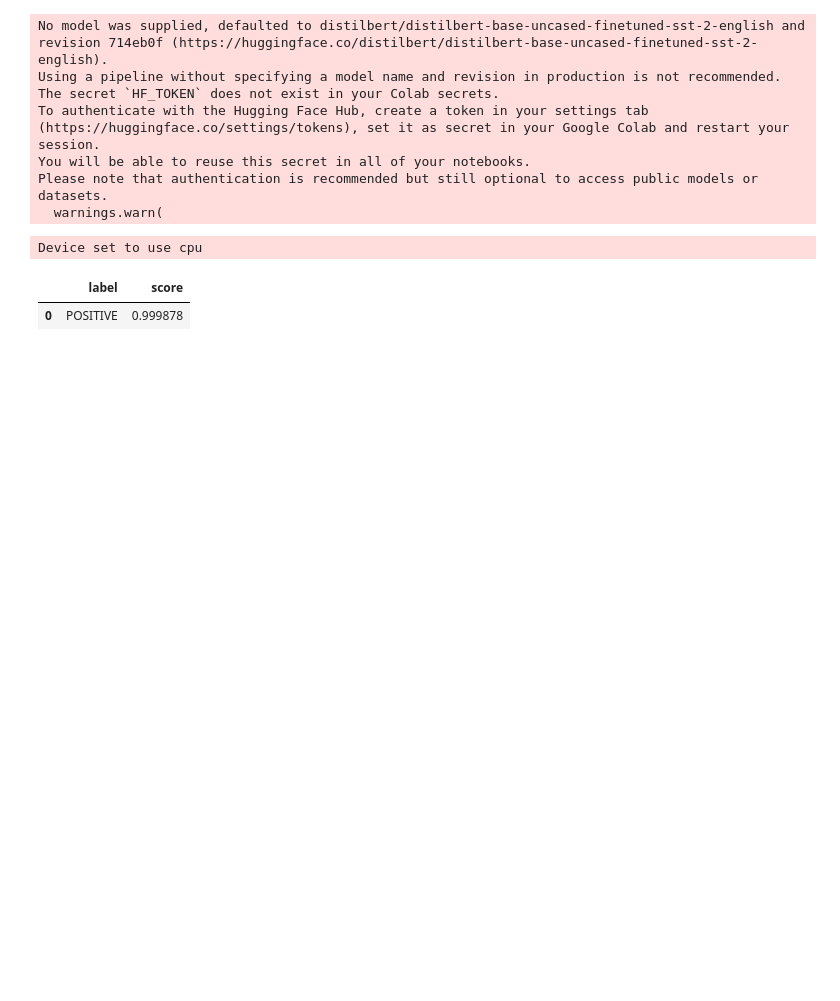
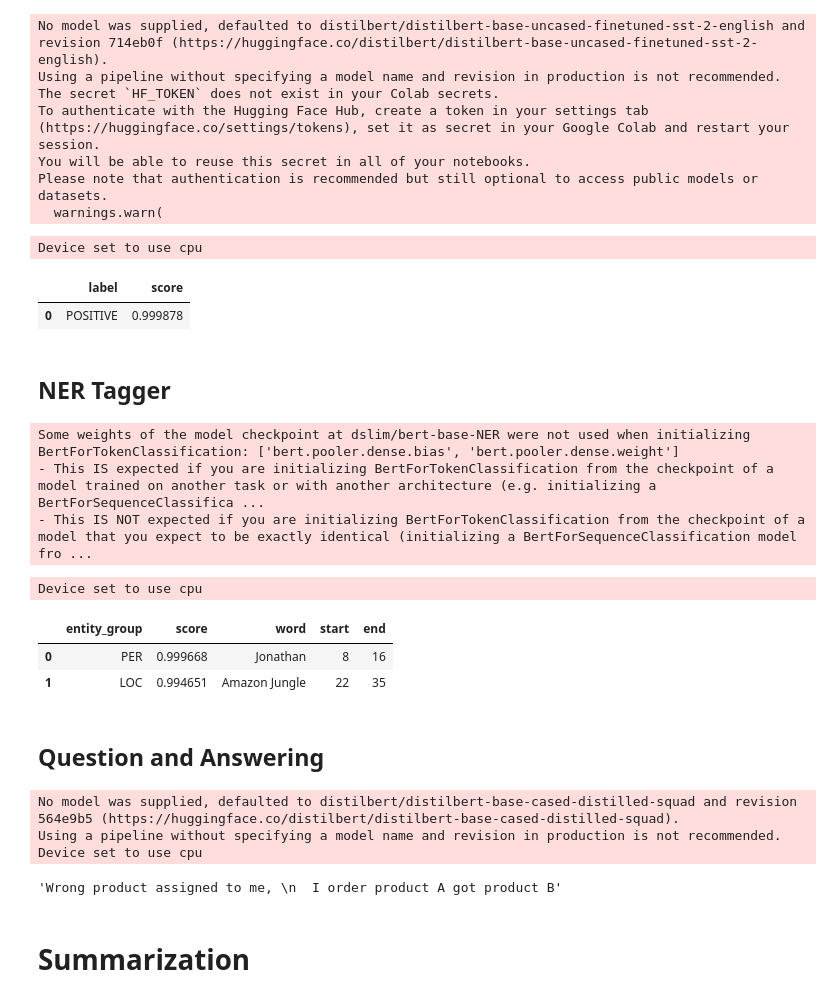
Before and after one commit to ZS4MLDL/hugging_face_code, a Jupyter notebook: hugging_face_basics.ipynb, the cells around one changed output. Cells and saved outputs as stored; diff of their text form; code cells hidden in the pictures; blank space fills up the shorter version.

```diff
--- a/hugging_face_basics.ipynb
+++ b/hugging_face_basics.ipynb
@@ -43,3 +43,39 @@ Please note that authentication is recommended but still optional to access publ
 Device set to use cpu
 |  | label | score |
 | 0 | POSITIVE | 0.999878 |
+# %% [markdown]
+## NER Tagger
+# %%
+ner_tagger = pipeline("ner", aggregation_strategy="simple", model="dslim/bert-base-NER")
+text = "This is Jonathan from Amazon Jungle"
+outputs = ner_tagger(text)
+pd.DataFrame(outputs)
+# %% [output]
+Some weights of the model checkpoint at dslim/bert-base-NER were not used when initializing BertForTokenClassification: ['bert.pooler.dense.bias', 'bert.pooler.dense.weight']
+- This IS expected if you are initializing BertForTokenClassification from the checkpoint of a model trained on another task or with another architecture (e.g. initializing a BertForSequenceClassifica ...
+- This IS NOT expected if you are initializing BertForTokenClassification from the checkpoint of a model that you expect to be exactly identical (initializing a BertForSequenceClassification model fro ...
+Device set to use cpu
+|  | entity_group | score | word | start | end |
+| 0 | PER | 0.999668 | Jonathan | 8 | 16 |
+| 1 | LOC | 0.994651 | Amazon Jungle | 22 | 35 |
+# %% [markdown]
+## Question and Answering
+# %%
+text = """
+  Dear Amazon Support Team - Wrong product assigned to me,
+  I order product A got product B instead :(. Please help !
+"""
+reader = pipeline("question-answering")
+
+question = "Something wrong"
+
+outputs = reader(question=question, context= text)
+
+pd.DataFrame([outputs]).loc[0, 'answer']
+# %% [output]
+No model was supplied, defaulted to distilbert/distilbert-base-cased-distilled-squad and revision 564e9b5 (https://huggingface.co/distilbert/distilbert-base-cased-distilled-squad).
+Using a pipeline without specifying a model name and revision in production is not recommended.
+Device set to use cpu
+'Wrong product assigned to me, \n  I order product A got product B'
+# %% [markdown]
+# Summarization
```
Also changed, not shown: parts of 10 cells of this notebook.
